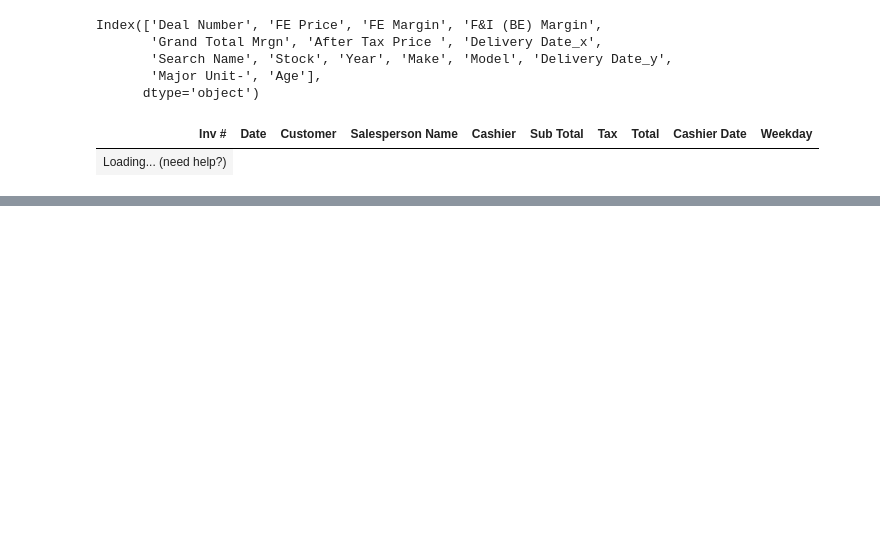
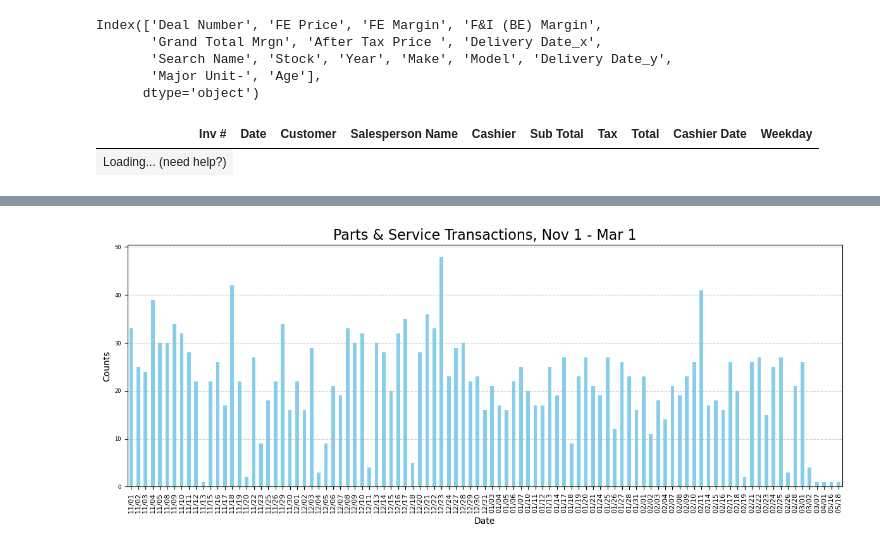
Before and after one commit to TrevorLake/UNIT_ANALYSIS, a Jupyter notebook: Untitled-1.ipynb, the cells around one changed output, grey strips where cells are left out. Saved outputs shown, nothing was run; the diff lists cells and outputs as text; code cells hidden in the pictures; blank space fills up the shorter version.

```diff
--- a/Untitled-1.ipynb
+++ b/Untitled-1.ipynb
@@ -101,3 +141,49 @@ plt.show()
+# %%
+import pandas as pd
+import matplotlib.pyplot as plt
+import matplotlib.dates as mdates
+
+# Ensure that 'Cashier Date' and 'Cashiered Date' are in datetime format
+df4['Cashier Date'] = pd.to_datetime(df4['Cashier Date'])
+df5['Cashiered Date'] = pd.to_datetime(df5['Cashiered Date'])
+
+# Get date counts for df4 and df5
+df4_counts = df4['Cashier Date'].value_counts()
+df5_counts = df5['Cashiered Date'].value_counts()
+
+# Combine the counts from both dataframes
+combined_counts = df4_counts
+
+# Sort the combined counts by date
+sorted_counts = combined_counts.sort_index()
+
+# Plot the combined and sorted counts
+ax = sorted_counts.plot(kind='bar', color='skyblue', figsize=(12, 5))  # Adjust figsize as needed
+
+# Set title and labels with specific font sizes
+ax.set_title('Parts & Service Transactions, Nov 1 - Mar 1', fontsize=16)
+ax.set_xlabel('Date', fontsize=10)
+ax.set_ylabel('Counts', fontsize=10)
+
+# Set the tick labels with specific font sizes
+ax.tick_params(axis='x', labelsize=8)
+ax.tick_params(axis='y', labelsize=6)
+
+# Rotate the x-axis labels to show the dates clearly
+plt.xticks(rotation=90)
+
+# Format the x-axis to show dates in mm/dd format
+# First, make sure the labels are not already set by a previous plot call
+ax.set_xticklabels([])  # This will clear the existing labels, important if the plot has been shown already
+labels = [item.strftime('%m/%d') for item in sorted_counts.index]
+ax.set_xticklabels(labels, rotation=90)  # Now apply the custom labels
+
+plt.grid(axis='y', linestyle='--', alpha=0.7)
+plt.tight_layout()  # Adjust layout to fit the figure and annotations
+
+plt.show()
+# %% [output]
+[figure, added]
 # %%
 merged_df = merged_df.drop_duplicates(subset='Deal Number')
 merged_df = merged_df.dropna().loc[(merged_df['Age'] < 1000) & (merged_df['Age'] > -50)]
```
Also changed, not shown: parts of 3 cells of this notebook.
